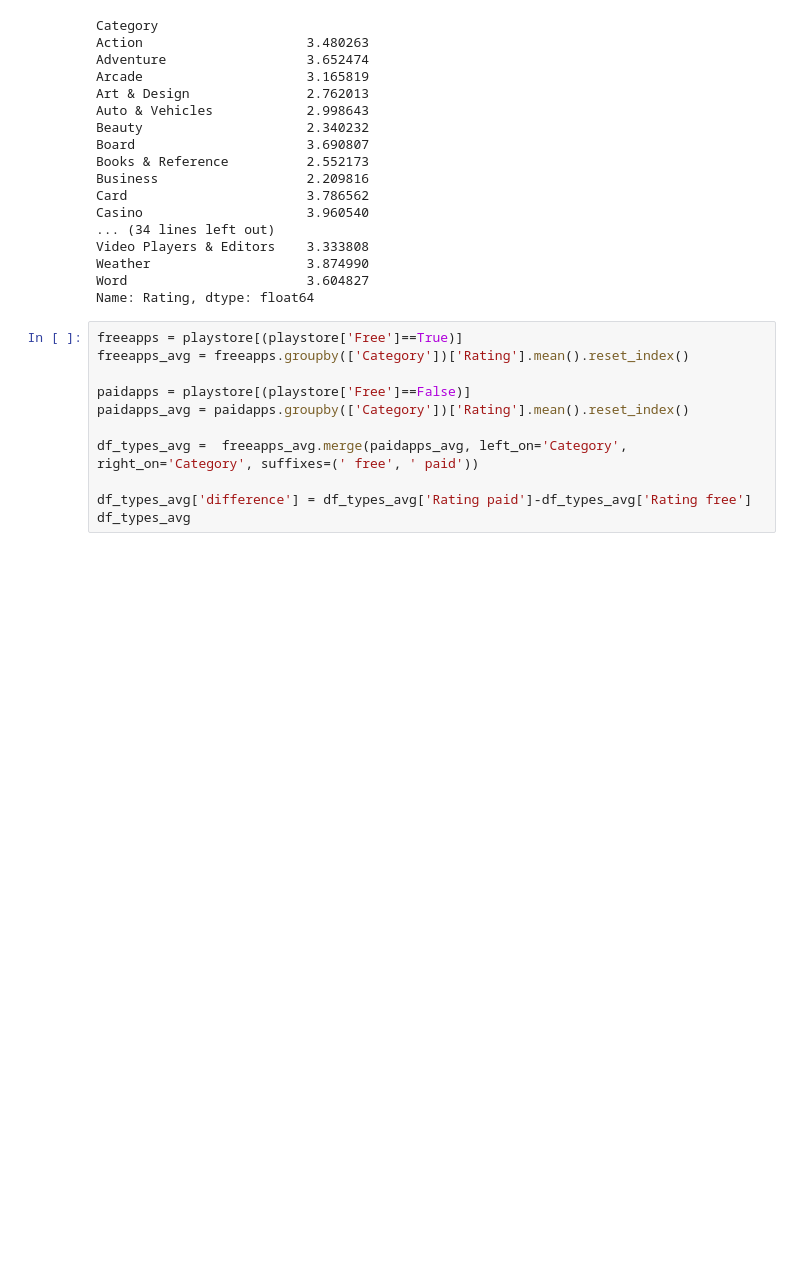
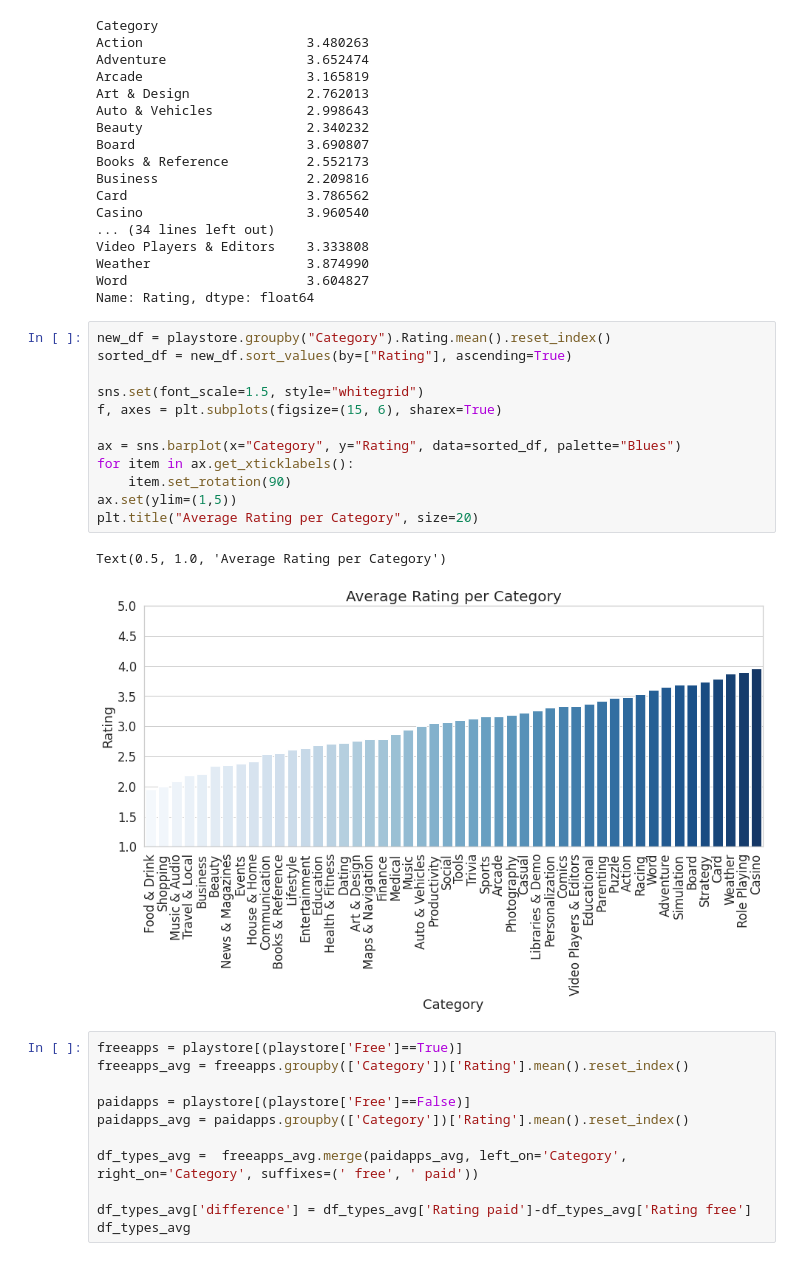
Before and after one commit to Geothomas1/Playstore, a Jupyter notebook: Exploratory Data Analysis/Main.ipynb, the cells around one changed output. Saved outputs shown, nothing was run; the diff lists cells and outputs as text; blank space fills up the shorter version.

```diff
--- a/Exploratory Data Analysis/Main.ipynb
+++ b/Exploratory Data Analysis/Main.ipynb
@@ -241,6 +242,21 @@ Video Players & Editors    3.333808
 Weather                    3.874990
 Word                       3.604827
 Name: Rating, dtype: float64
+# %%
+new_df = playstore.groupby("Category").Rating.mean().reset_index()
+sorted_df = new_df.sort_values(by=["Rating"], ascending=True)
+
+sns.set(font_scale=1.5, style="whitegrid")
+f, axes = plt.subplots(figsize=(15, 6), sharex=True)
+
+ax = sns.barplot(x="Category", y="Rating", data=sorted_df, palette="Blues")
+for item in ax.get_xticklabels():
+    item.set_rotation(90)
+ax.set(ylim=(1,5))
+plt.title("Average Rating per Category", size=20)
+# %% [output]
+Text(0.5, 1.0, 'Average Rating per Category')
+[figure, added]
 # %%
 freeapps = playstore[(playstore['Free']==True)]
 freeapps_avg = freeapps.groupby(['Category'])['Rating'].mean().reset_index()
```
Also changed, not shown: parts of 13 cells of this notebook.
